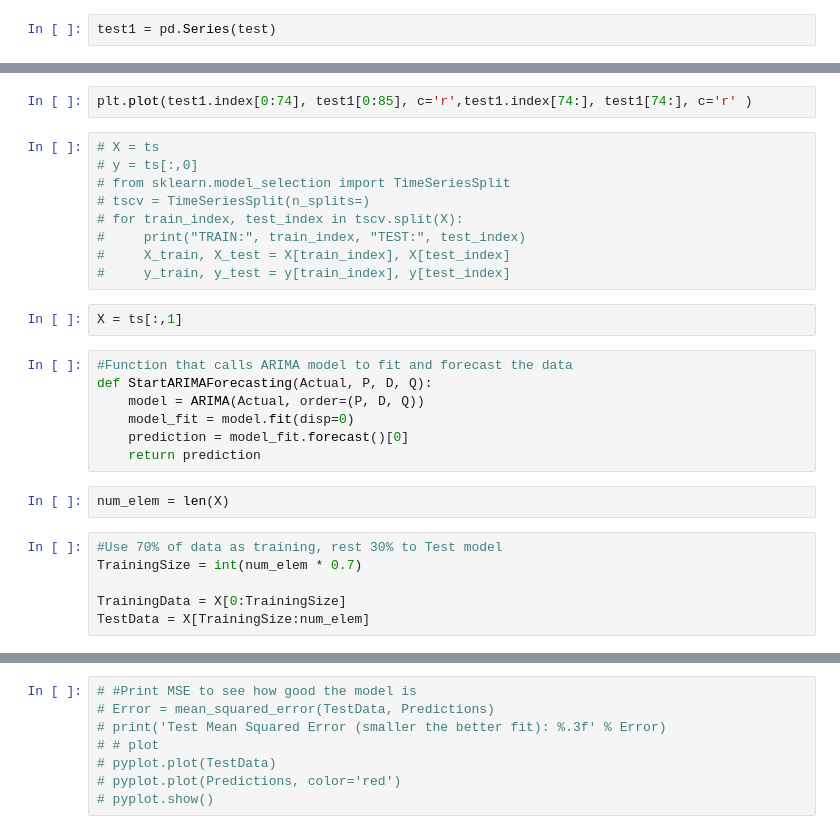
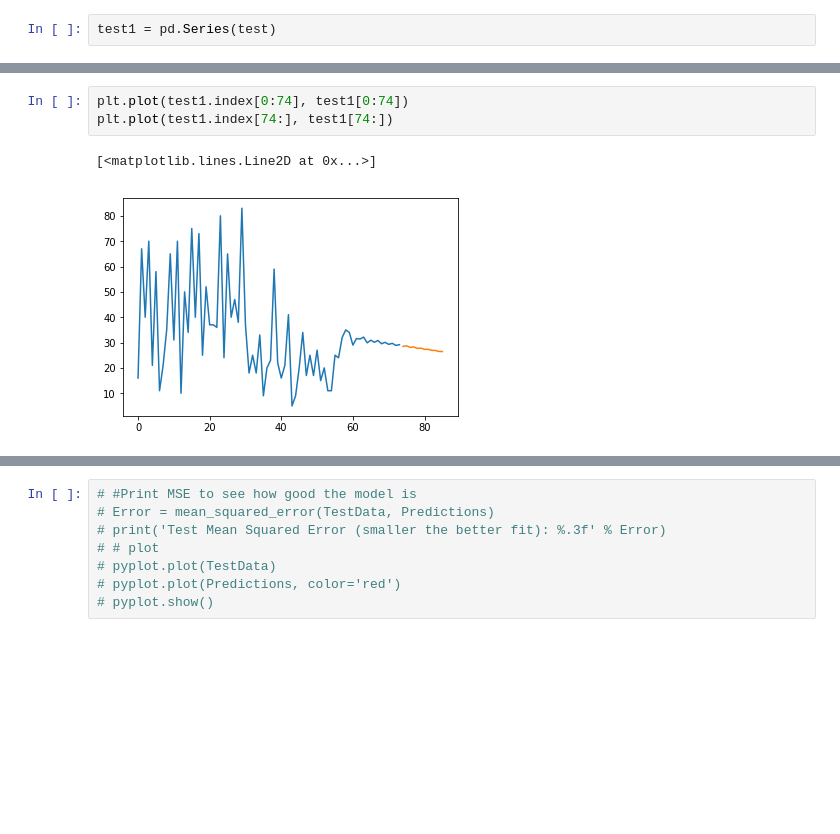
Before and after one commit to david-yang2/Capstone_Project, a Jupyter notebook: Model.ipynb, the cells around one changed output, grey strips where cells are left out. Cells and saved outputs as stored; diff of their text form; blank space fills up the shorter version.

```diff
--- a/Model.ipynb
+++ b/Model.ipynb
@@ -183,29 +150,7 @@ test1
 Length: 86, dtype: float64
 # %%
-plt.plot(test1.index[0:74], test1[0:85], c='r',test1.index[74:], test1[74:], c='r' )
+plt.plot(test1.index[0:74], test1[0:74])
+plt.plot(test1.index[74:], test1[74:])
+# %% [output]
+[<matplotlib.lines.Line2D at 0x...>]
+[figure, added]
-# %%
-# X = ts
-# y = ts[:,0]
-# from sklearn.model_selection import TimeSeriesSplit
-# tscv = TimeSeriesSplit(n_splits=)
-# for train_index, test_index in tscv.split(X):
-#     print("TRAIN:", train_index, "TEST:", test_index)
-#     X_train, X_test = X[train_index], X[test_index]
-#     y_train, y_test = y[train_index], y[test_index]
-# %%
-X = ts[:,1]
-# %%
-#Function that calls ARIMA model to fit and forecast the data
-def StartARIMAForecasting(Actual, P, D, Q):
-    model = ARIMA(Actual, order=(P, D, Q))
-    model_fit = model.fit(disp=0)
-    prediction = model_fit.forecast()[0]
-    return prediction
-# %%
-num_elem = len(X)
-# %%
-#Use 70% of data as training, rest 30% to Test model
-TrainingSize = int(num_elem * 0.7)
-
-TrainingData = X[0:TrainingSize]
-TestData = X[TrainingSize:num_elem]
```
Also changed, not shown: parts of 15 cells of this notebook.
